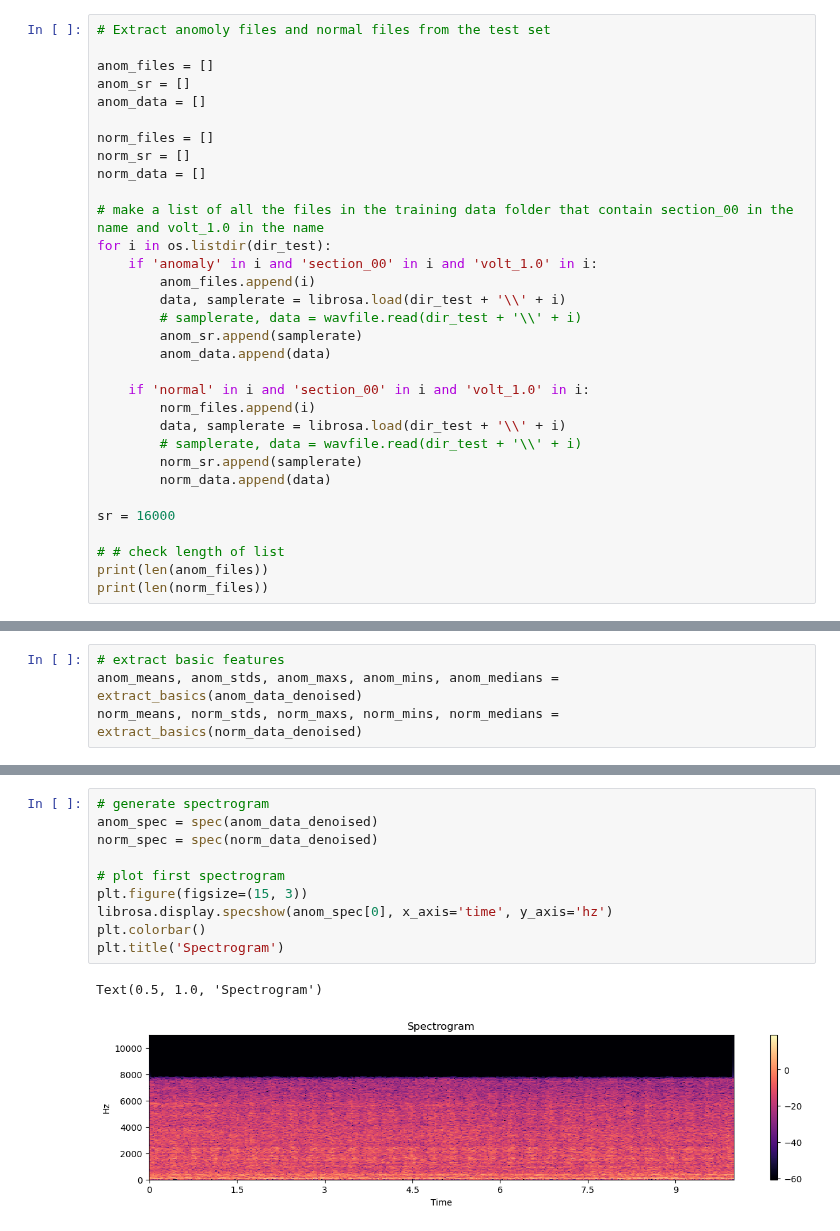
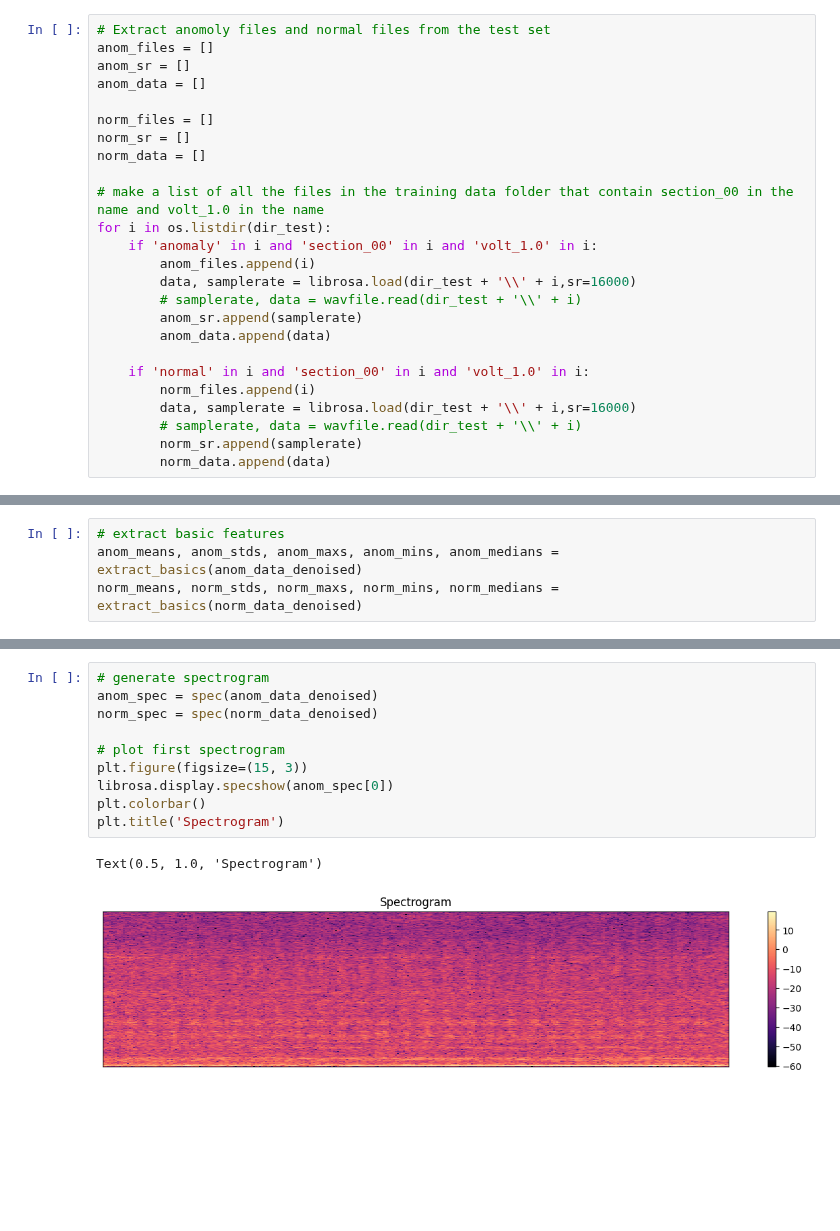
Before and after one commit to FlyingFish760/5ARIP10, a Jupyter notebook: Main_file.ipynb, the cells around one changed output, grey strips where cells are left out. Saved outputs shown, nothing was run; the diff lists cells and outputs as text; blank space fills up the shorter version.

```diff
--- a/Main_file.ipynb
+++ b/Main_file.ipynb
@@ -19,7 +21,6 @@ dir_train = os.path.join(dir_gearbox, "train")
 dir_test = os.path.join(dir_gearbox, "test")
 # %%
 # Extract anomoly files and normal files from the test set
-
 anom_files = []
 anom_sr = []
 anom_data = []
@@ -32,20 +33,14 @@ norm_data = []
 for i in os.listdir(dir_test):
     if 'anomaly' in i and 'section_00' in i and 'volt_1.0' in i:
         anom_files.append(i)
-        data, samplerate = librosa.load(dir_test + '\\' + i)
+        data, samplerate = librosa.load(dir_test + '\\' + i,sr=16000)
         # samplerate, data = wavfile.read(dir_test + '\\' + i)
         anom_sr.append(samplerate)
         anom_data.append(data)
 
     if 'normal' in i and 'section_00' in i and 'volt_1.0' in i:
         norm_files.append(i)
-        data, samplerate = librosa.load(dir_test + '\\' + i)
+        data, samplerate = librosa.load(dir_test + '\\' + i,sr=16000)
         # samplerate, data = wavfile.read(dir_test + '\\' + i)
         norm_sr.append(samplerate)
         norm_data.append(data)
-
-sr = 16000
-
-# # check length of list
-print(len(anom_files))
-print(len(norm_files))
@@ -135,16 +164,16 @@ norm_means, norm_stds, norm_maxs, norm_mins, norm_medians = extract_basics(norm_
 # %%
 # generate spectrogram
 anom_spec = spec(anom_data_denoised)
 norm_spec = spec(norm_data_denoised)
 
 # plot first spectrogram
 plt.figure(figsize=(15, 3))
-librosa.display.specshow(anom_spec[0], x_axis='time', y_axis='hz')
+librosa.display.specshow(anom_spec[0])
 plt.colorbar()
 plt.title('Spectrogram')
 # %% [output]
 Text(0.5, 1.0, 'Spectrogram')
-[figure, old version]
+[figure, new version]
 # %%
 # extract RMS
 anom_rms = rms(anom_data_denoised)
```
Also changed, not shown: parts of 11 cells of this notebook, 1 other file.
